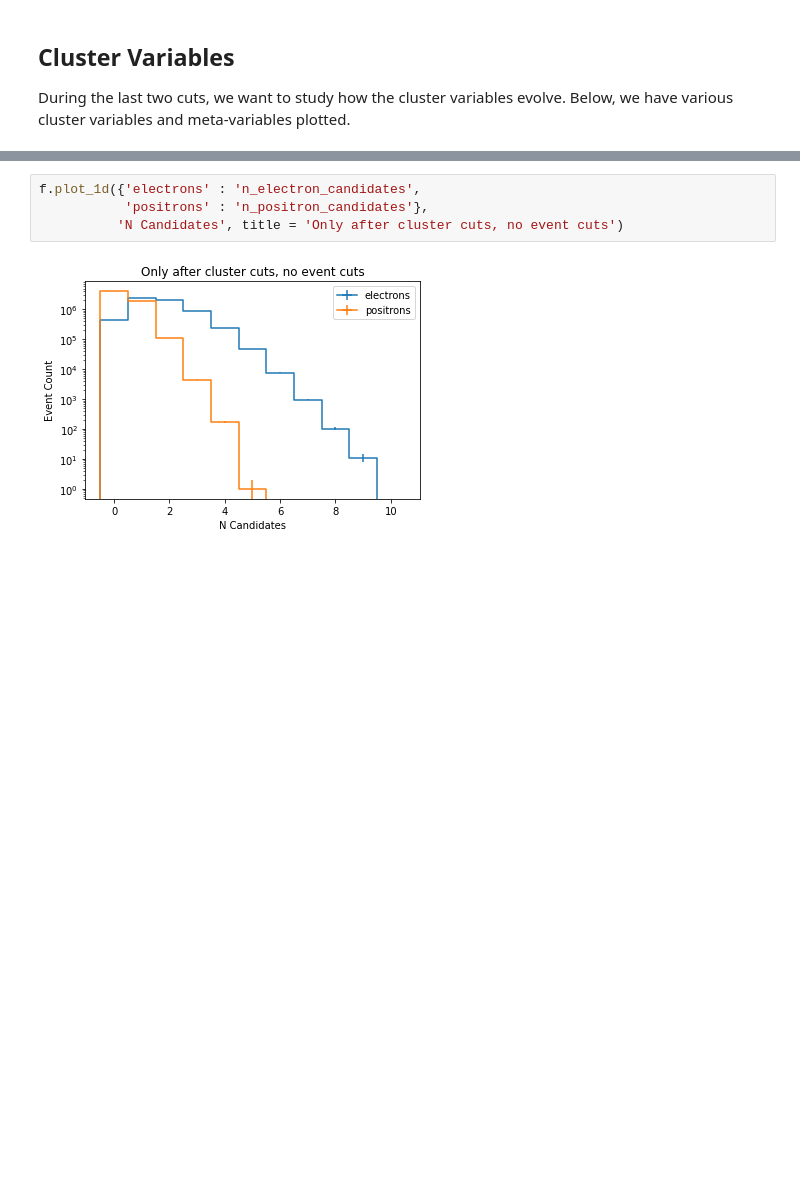
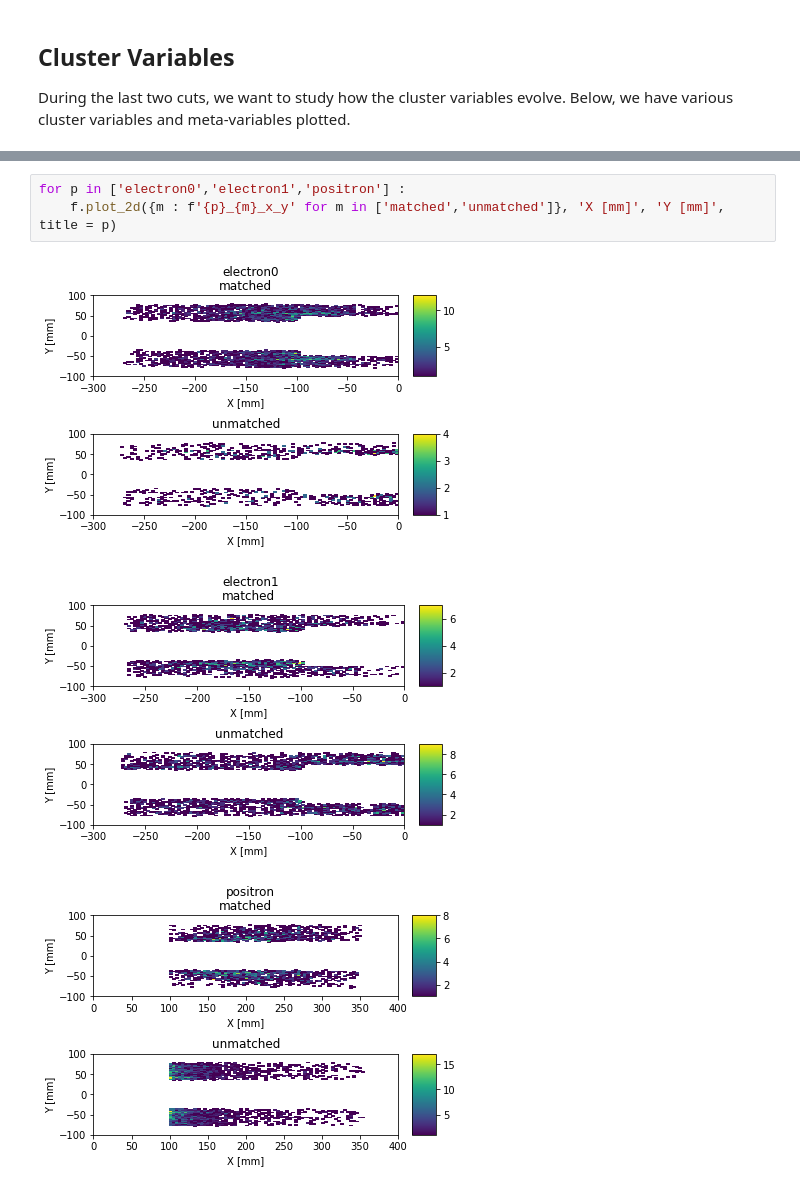
Before and after one commit to tomeichlersmith/hps, a Jupyter notebook: tpt-plotting.ipynb, the cells around one changed output, grey strips where cells are left out. Saved outputs shown, nothing was run; the diff lists cells and outputs as text; blank space fills up the shorter version.

```diff
--- a/tpt-plotting.ipynb
+++ b/tpt-plotting.ipynb
@@ -208,6 +236,7 @@ f.plot_1d({'high electron' : 'electron0_track_N',
-# %%
-f.plot_1d({'electrons' : 'n_electron_candidates',
-           'positrons' : 'n_positron_candidates'},
-          'N Candidates', title = 'Only after cluster cuts, no event cuts')
-# %% [output]
-[figure]
+# %%
+for p in ['electron0','electron1','positron'] :
+    f.plot_2d({m : f'{p}_{m}_x_y' for m in ['matched','unmatched']}, 'X [mm]', 'Y [mm]', title = p)
+# %% [output]
+[figure, added]
+[figure, added]
+[figure, added]
```
Also changed, not shown: parts of 9 cells of this notebook, 1 other file.
